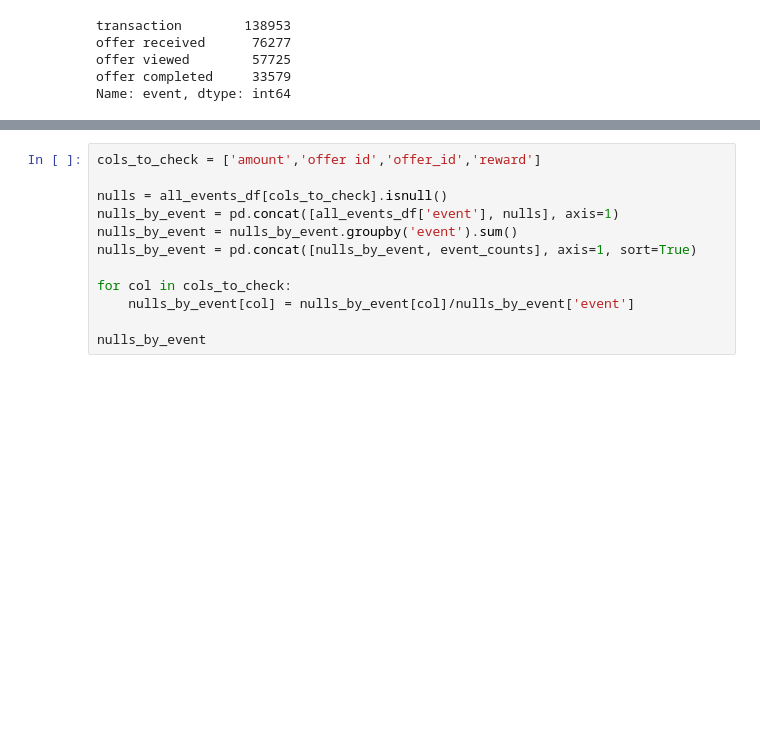
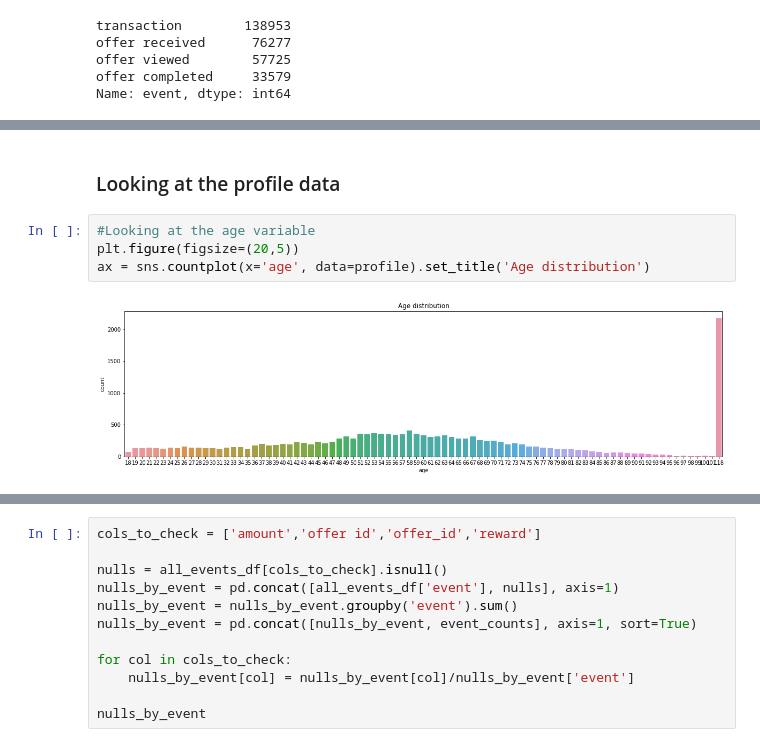
Before and after one commit to disco-rocket/starbucks_capstone, a Jupyter notebook: Starbucks_Capstone_notebook.ipynb, the cells around one changed output, grey strips where cells are left out. Cells and saved outputs as stored; diff of their text form; blank space fills up the shorter version.

Commit message:
Completed data exploration and just started modelling

```diff
--- a/Starbucks_Capstone_notebook.ipynb
+++ b/Starbucks_Capstone_notebook.ipynb
@@ -222,0 +184,8 @@ value_splits.head()
+# %% [markdown]
+### Looking at the profile data
+# %%
+#Looking at the age variable
+plt.figure(figsize=(20,5))
+ax = sns.countplot(x='age', data=profile).set_title('Age distribution')
+# %% [output]
+[figure, added]
```
Also changed, not shown: parts of 66 cells of this notebook.
